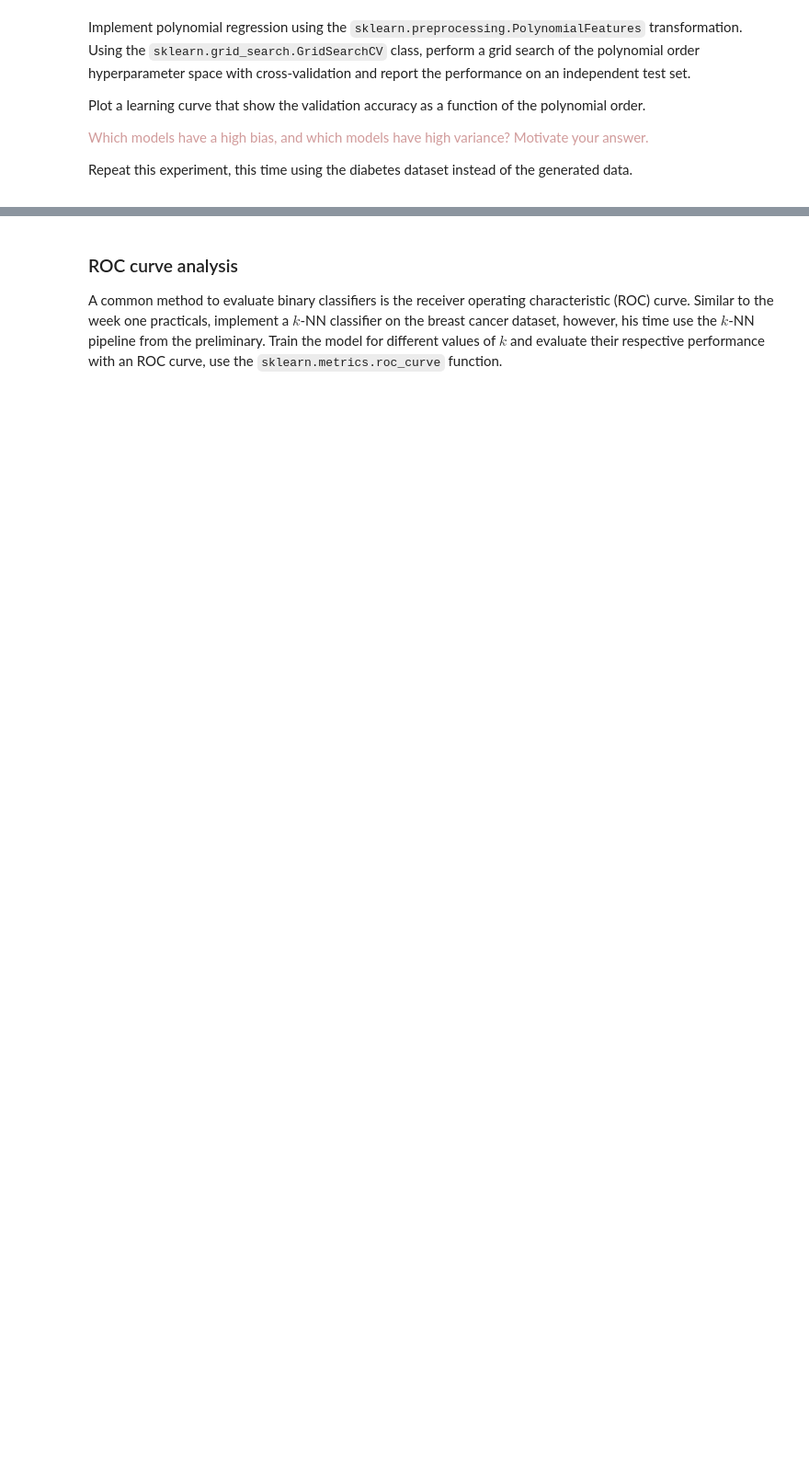
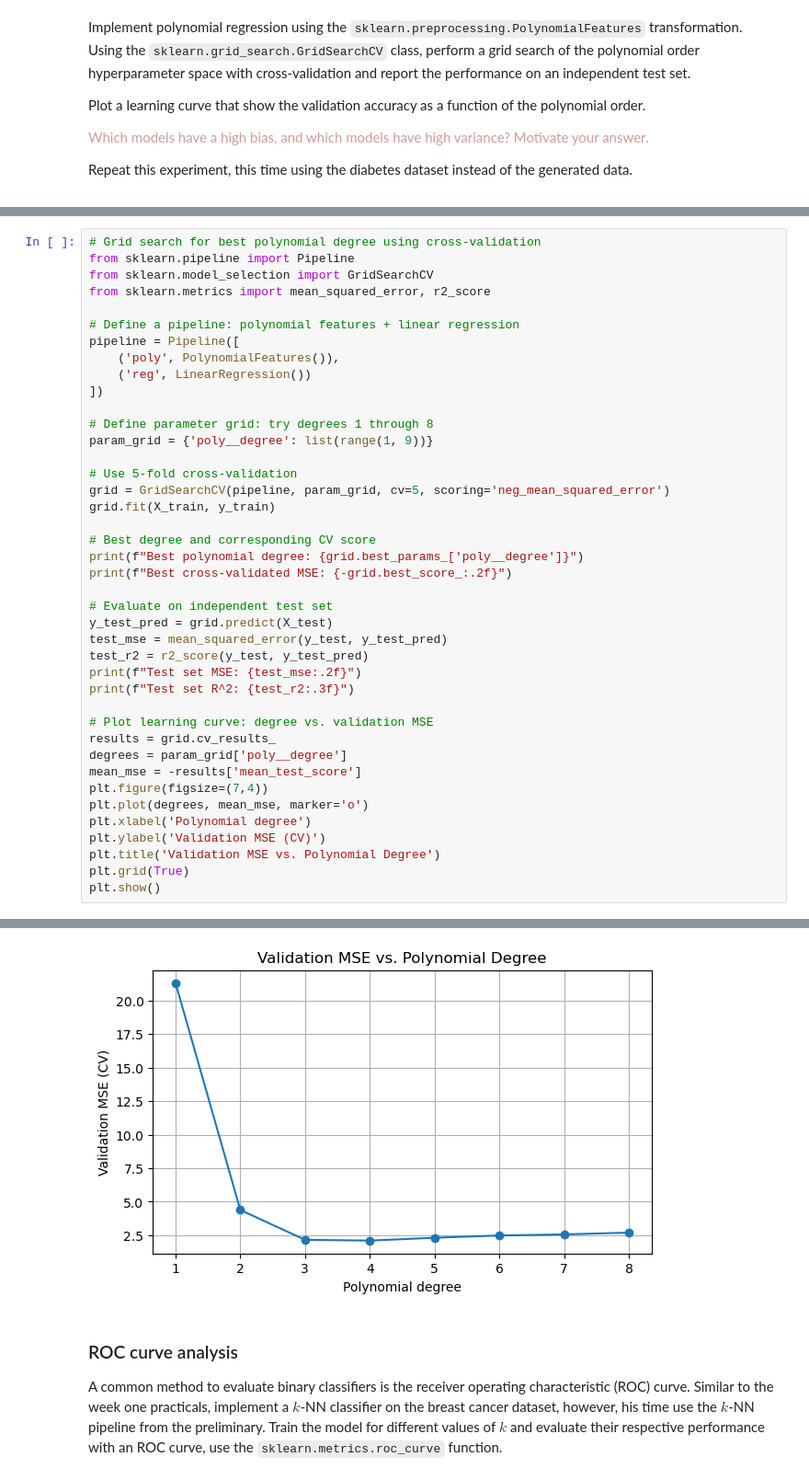
Before and after one commit to SiebrenBarten/Machine-learning-for-medical-imaging, a Jupyter notebook: practicals/week_2.ipynb, the cells around one changed output, grey strips where cells are left out. Shown at 92% size. Drawn from its saved outputs; the diff is of its cells as text; blank space fills up the shorter version.

```diff
--- a/practicals/week_2.ipynb
+++ b/practicals/week_2.ipynb
@@ -337,0 +288,42 @@ Test R^2: 0.317
+# %%
+# Grid search for best polynomial degree using cross-validation
+from sklearn.pipeline import Pipeline
+from sklearn.model_selection import GridSearchCV
+from sklearn.metrics import mean_squared_error, r2_score
+
+# Define a pipeline: polynomial features + linear regression
+pipeline = Pipeline([
+    ('poly', PolynomialFeatures()),
+    ('reg', LinearRegression())
+])
+
+# Define parameter grid: try degrees 1 through 8
+param_grid = {'poly__degree': list(range(1, 9))}
+
+# Use 5-fold cross-validation
+grid = GridSearchCV(pipeline, param_grid, cv=5, scoring='neg_mean_squared_error')
+grid.fit(X_train, y_train)
+
+# Best degree and corresponding CV score
+print(f"Best polynomial degree: {grid.best_params_['poly__degree']}")
+print(f"Best cross-validated MSE: {-grid.best_score_:.2f}")
+
+# Evaluate on independent test set
+y_test_pred = grid.predict(X_test)
+test_mse = mean_squared_error(y_test, y_test_pred)
+test_r2 = r2_score(y_test, y_test_pred)
+print(f"Test set MSE: {test_mse:.2f}")
+print(f"Test set R^2: {test_r2:.3f}")
+
+# Plot learning curve: degree vs. validation MSE
+results = grid.cv_results_
+degrees = param_grid['poly__degree']
+mean_mse = -results['mean_test_score']
+plt.figure(figsize=(7,4))
+plt.plot(degrees, mean_mse, marker='o')
+plt.xlabel('Polynomial degree')
+plt.ylabel('Validation MSE (CV)')
+plt.title('Validation MSE vs. Polynomial Degree')
+plt.grid(True)
+plt.show()
+# %% [output]
@@ -338,3 +334,4 @@ Test R^2: 0.317
+[figure, added]
 # %% [markdown]
 ### ROC curve analysis
 A common method to evaluate binary classifiers is the receiver operating characteristic (ROC) curve. Similar to the week one practicals, implement a $k$-NN classifier on the breast cancer dataset, however, his time use the $k$-NN pipeline from the preliminary. Train the model for different values of $k$ and evaluate their respective performance with an ROC curve, use the `sklearn.metrics.roc_curve` function.
```
Also changed, not shown: parts of 14 cells of this notebook.
